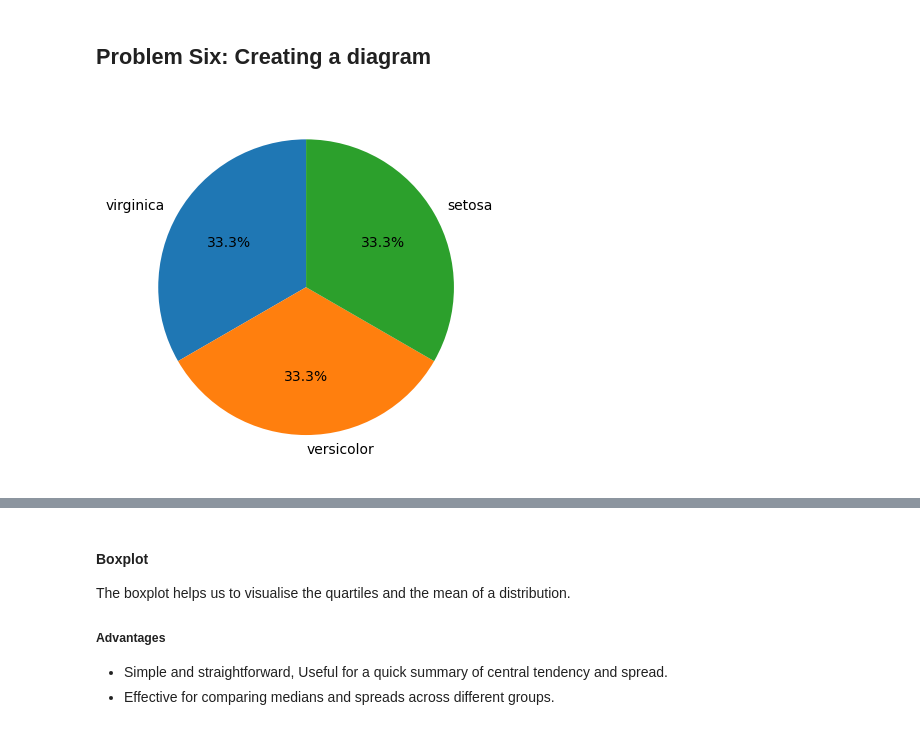
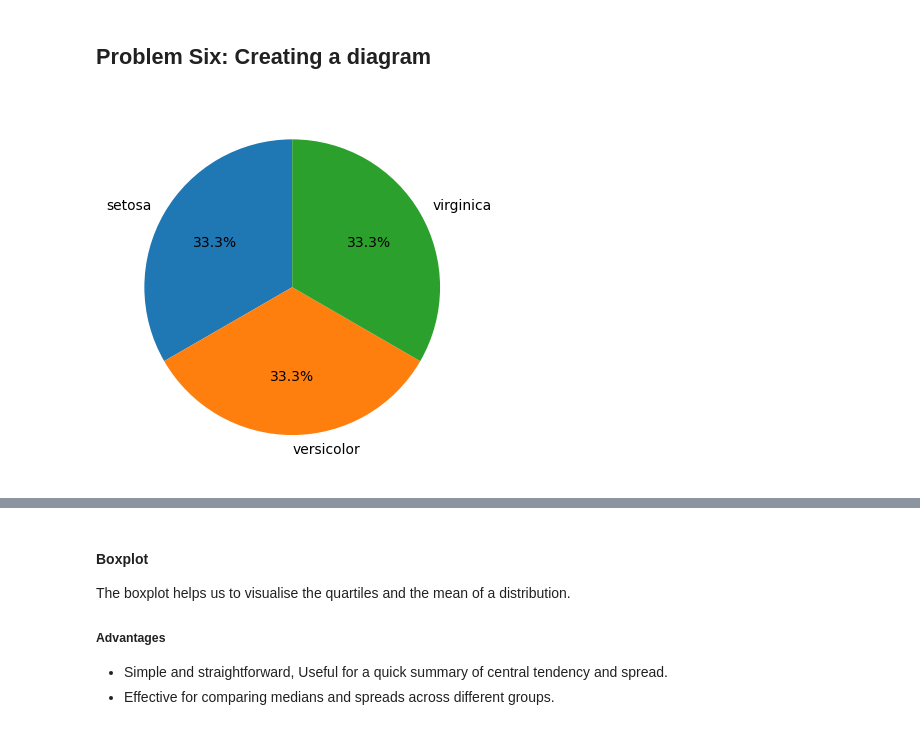
Before and after one commit to andervies/divic-corp-machine-learning-course, a Jupyter notebook: assignment11/Iris's data analysis series.ipynb, the cells around one changed output, grey strips where cells are left out. Saved outputs shown, nothing was run; the diff lists cells and outputs as text; code cells hidden in the pictures.

```diff
--- a/assignment11/Iris's data analysis series.ipynb
+++ b/assignment11/Iris's data analysis series.ipynb
@@ -226,14 +226,14 @@ df.loc[df["petal_width"] == 0.2]
 # %%
 %matplotlib inline
 import matplotlib.pyplot as plt
 
-label_mappings = {"virginica": 0, "versicolor": 1, "setosa": 2}
+label_mappings = {"setosa": 0, "versicolor": 1, "virginica": 2}
 
 # make a pie chart showing the percentage of the number of samples per label
 plt.pie(df.Species.value_counts(), labels=label_mappings, autopct="%1.1f%%", startangle=90)
 plt.show()
 # %% [output]
-[figure, old version]
+[figure, new version]
 # %%
 %matplotlib inline
 
```
Also changed, not shown: parts of 3 cells of this notebook.
